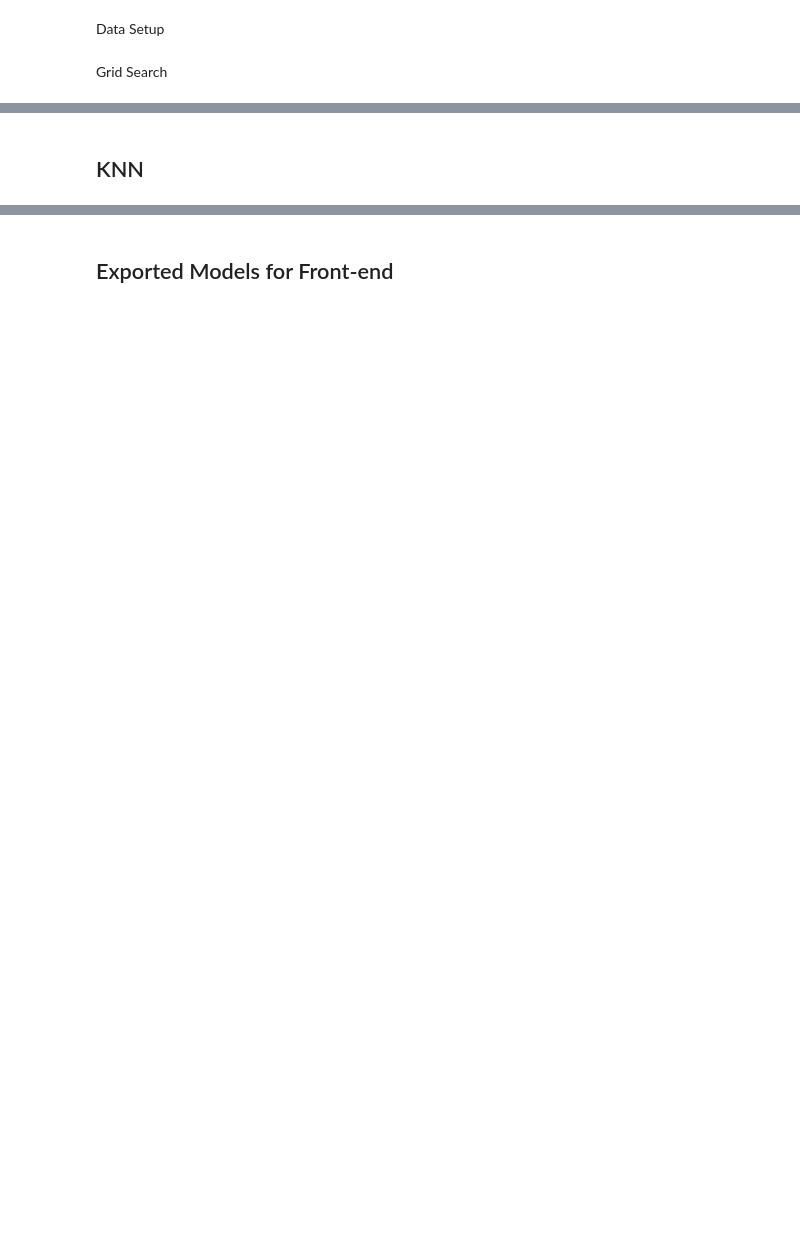
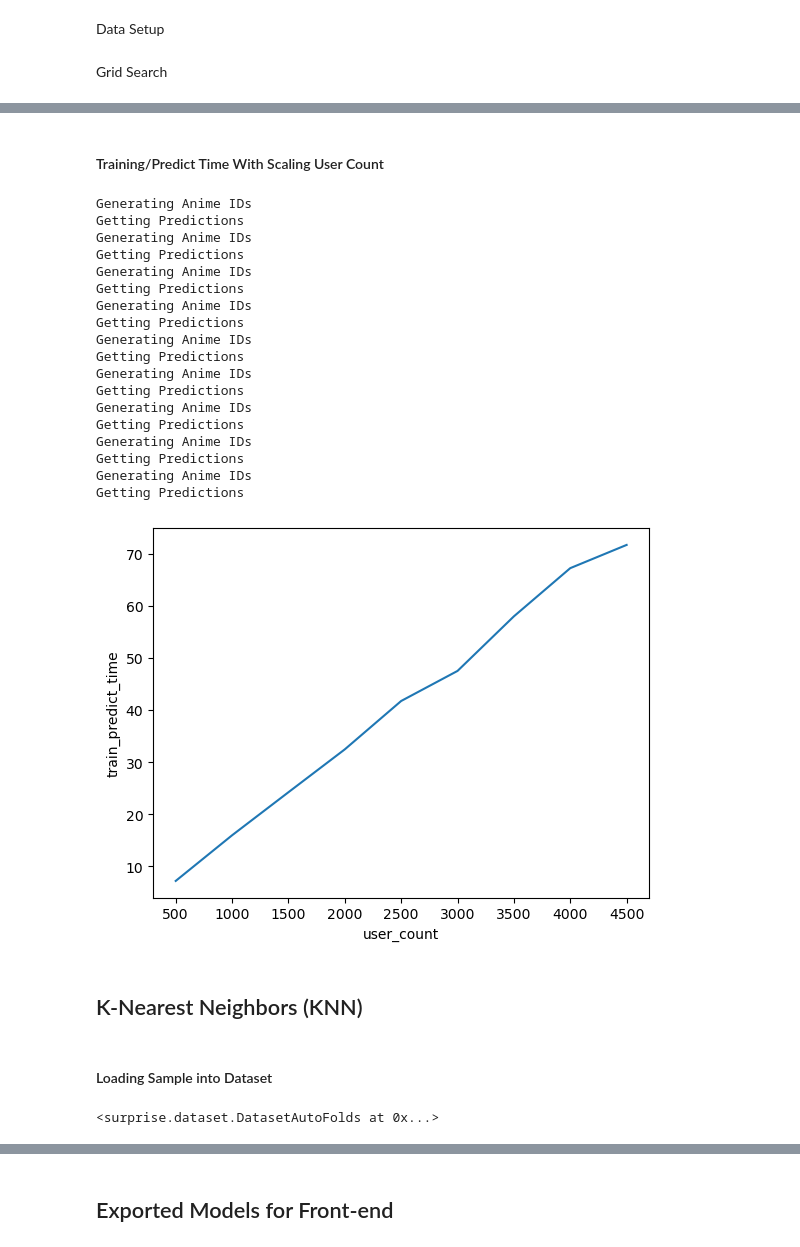
Before and after one commit to JayGus20/171Group10Project, a Jupyter notebook: ProjectCode.ipynb, the cells around one changed output, grey strips where cells are left out. Saved outputs shown, nothing was run; the diff lists cells and outputs as text; code cells hidden in the pictures; blank space fills up the shorter version.

```diff
--- a/ProjectCode.ipynb
+++ b/ProjectCode.ipynb
@@ -347,18 +265,0 @@ def display_top_n(predictions, n):
-# %%
-# User 1
-# Drama / romance
-
-user_1_anime_ids = [4224, 23273, 1723, 32281, 37450, 2167, 121]
-user_1_ratings = [10, 8, 9, 9, 10, 9, 4]
-
-# No randomness between each fit
-svd_instance.random_state = 1
-
-user_1_predictions = create_predictions_for_user(
-    svd_instance,
-    svd_ratings_sample,
-    user_1_anime_ids,
-    user_1_ratings
-    )
-
-display_top_n(user_1_predictions, 25)
@@ -422,8 +413,54 @@ display_top_n(user_3_predictions, 25)
+# %% [markdown]
+#### Training/Predict Time With Scaling User Count
+# %%
+import time
+user_1_anime_ids = [4224, 23273, 1723, 32281, 37450, 2167, 121]
+user_1_ratings = [10, 8, 9, 9, 10, 9, 4]
+
+def plot_training_times(low, high, step, model_instance, anime_ids, ratings):
+    train_times = pd.DataFrame(columns = ['user_count', 'train_predict_time'])
+
+    for i in range(low, high, step):
+        test_ratings_sample = sample_n_user_ratings(ratings_df, i)
+        start = time.time()
+        create_predictions_for_new_user(model_instance, test_ratings_sample, anime_ids, ratings, False)
+        end = time.time()
+        elapsed = end - start
+        train_times.loc[len(train_times)] = [i, elapsed]
+        # print(f'sample of {i} users took {elapsed} seconds to train and predict a new user')
+
+    sns.lineplot(x='user_count', y='train_predict_time', data=train_times, markers='o')
+    plt.show()
+
+test_instance = SVD(lr_all = 0.01, n_factors = 100, reg_all = 0.1, n_epochs = 50)
+plot_training_times(500, 5000, 500, test_instance, user_1_anime_ids, user_1_ratings)
+# %% [output]
+Generating Anime IDs
+Getting Predictions
+Generating Anime IDs
+Getting Predictions
+Generating Anime IDs
+Getting Predictions
+Generating Anime IDs
+Getting Predictions
+Generating Anime IDs
+Getting Predictions
+Generating Anime IDs
+Getting Predictions
+Generating Anime IDs
+Getting Predictions
+Generating Anime IDs
+Getting Predictions
+Generating Anime IDs
+Getting Predictions
+[figure, added]
 # %% [markdown]
-## KNN
+## K-Nearest Neighbors (KNN)
+# %% [markdown]
+#### Loading Sample into Dataset
 # %%
 reader = Reader(rating_scale=(1,10))
-knn_anime_data = Dataset.load_from_df(ratings_sample, reader)
-
-knn_anime_trainset = knn_anime_data.build_full_trainset()
-knn_anime_testset = knn_anime_trainset.build_anti_testset()
+knn_data = Dataset.load_from_df(ratings_sample, reader)
+knn_data
+# %% [output]
+<surprise.dataset.DatasetAutoFolds at 0x...>
```
Also changed, not shown: parts of 56 cells of this notebook, 4 other files.
